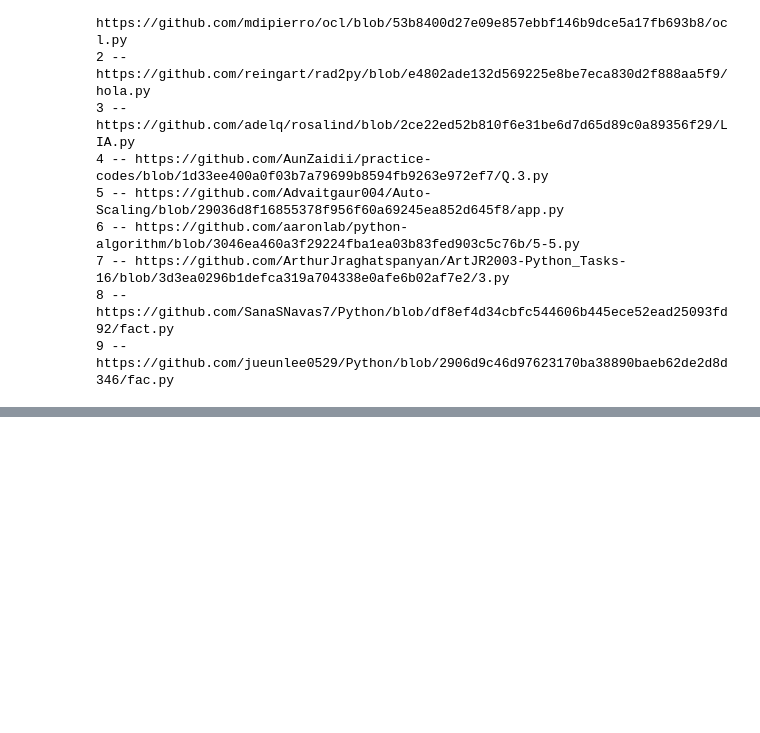
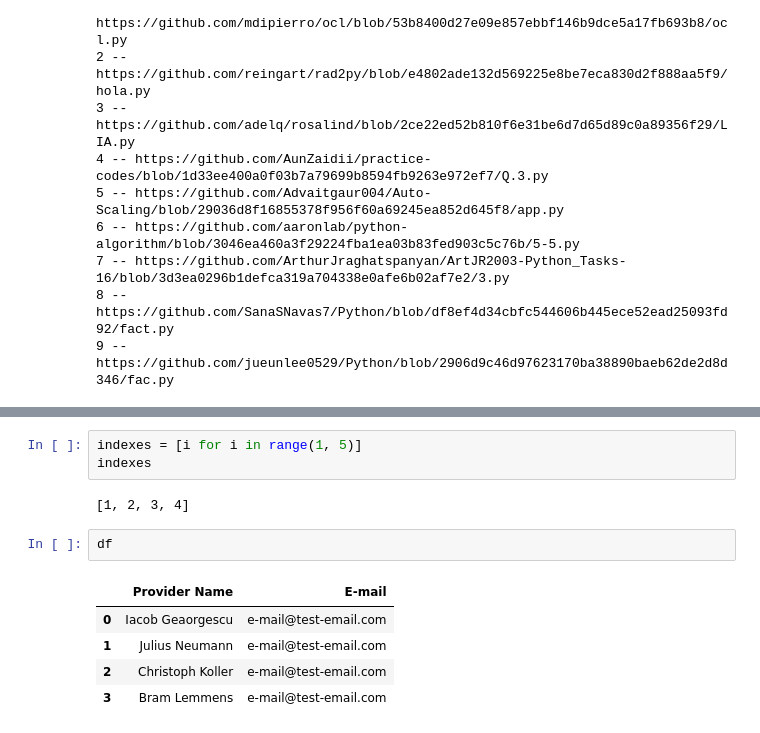
Before and after one commit to TAK-PRAVEEN/PlagiaGuard, a Jupyter notebook: Notebooks/logic.ipynb, the cells around one changed output, grey strips where cells are left out. Cells and saved outputs as stored; diff of their text form; blank space fills up the shorter version.

```diff
--- a/Notebooks/logic.ipynb
+++ b/Notebooks/logic.ipynb
@@ -310,4 +312,17 @@ print(html_table)
     </tr>
   </tbody>
 </table>
+# %%
+indexes = [i for i in range(1, 5)]
+indexes
+# %% [output]
+[1, 2, 3, 4]
+# %%
+df
+# %% [output]
+|  | Provider Name | E-mail |
+| 0 | Iacob Geaorgescu | e-mail@test-email.com |
+| 1 | Julius Neumann | e-mail@test-email.com |
+| 2 | Christoph Koller | e-mail@test-email.com |
+| 3 | Bram Lemmens | e-mail@test-email.com |
 # %%
```
Also changed, not shown: parts of 13 cells of this notebook, 8 other files.
